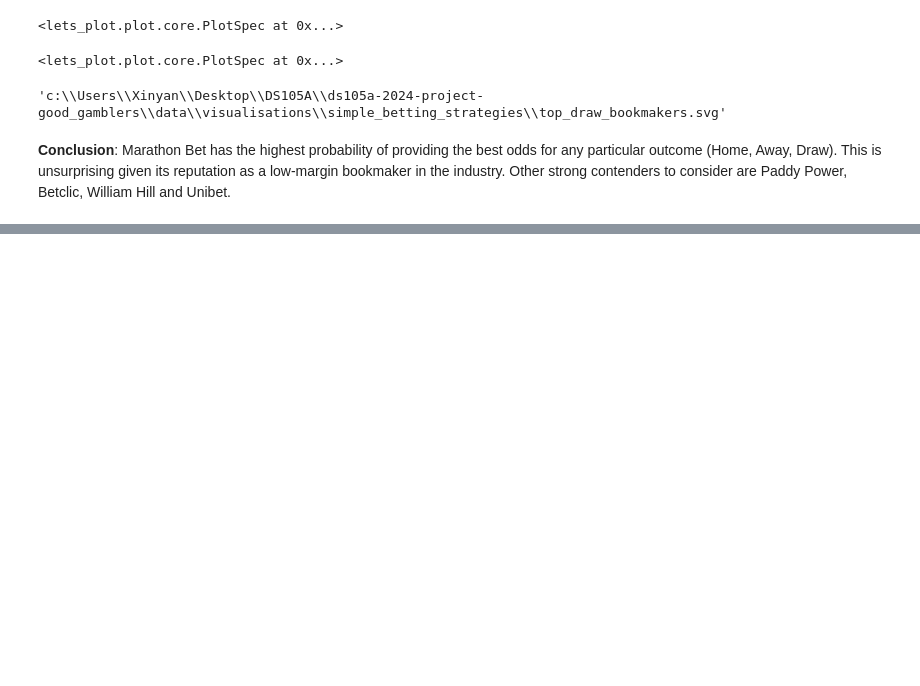
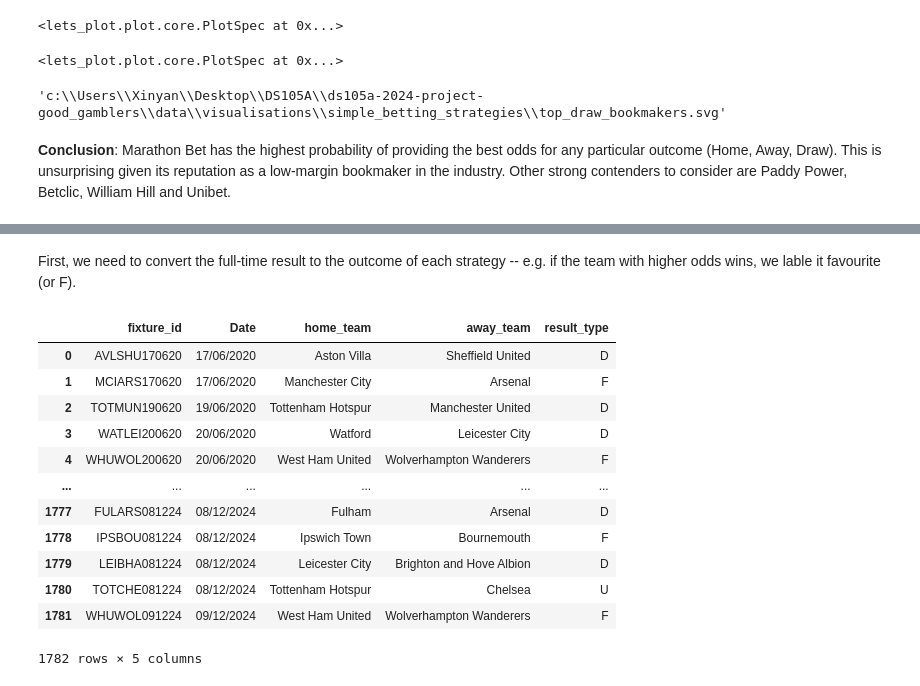
Before and after one commit to thoomkuzhymatthew/EPL_arb_betting, a Jupyter notebook: code/NB03-Simple_Betting_Strategies.ipynb, the cells around one changed output, grey strips where cells are left out. Drawn from its saved outputs; the diff is of its cells as text; code cells hidden in the pictures; blank space fills up the shorter version.

```diff
--- a/code/NB03-Simple_Betting_Strategies.ipynb
+++ b/code/NB03-Simple_Betting_Strategies.ipynb
@@ -177,0 +183,2 @@ ggsave(top_draw_bookmakers,"top_draw_bookmakers.svg", path = "../data/visualisat
+# %% [markdown]
+First, we need to convert the full-time result to the outcome of each strategy -- e.g. if the team with higher odds wins, we lable it favourite (or F).
@@ -177,0 +213,19 @@ ggsave(top_draw_bookmakers,"top_draw_bookmakers.svg", path = "../data/visualisat
+# %%
+strategy_df = merged_df.copy()
+strategy_df['result_type'] = strategy_df.apply(get_result_type, axis=1)
+strategy_df = strategy_df[['fixture_id', 'Date', 'home_team', 'away_team', 'result_type']]
+strategy_df
+# %% [output]
+|  | fixture_id | Date | home_team | away_team | result_type |
+| 0 | AVLSHU170620 | 17/06/2020 | Aston Villa | Sheffield United | D |
+| 1 | MCIARS170620 | 17/06/2020 | Manchester City | Arsenal | F |
+| 2 | TOTMUN190620 | 19/06/2020 | Tottenham Hotspur | Manchester United | D |
+| 3 | WATLEI200620 | 20/06/2020 | Watford | Leicester City | D |
+| 4 | WHUWOL200620 | 20/06/2020 | West Ham United | Wolverhampton Wanderers | F |
+| ... | ... | ... | ... | ... | ... |
+| 1777 | FULARS081224 | 08/12/2024 | Fulham | Arsenal | D |
+| 1778 | IPSBOU081224 | 08/12/2024 | Ipswich Town | Bournemouth | F |
+| 1779 | LEIBHA081224 | 08/12/2024 | Leicester City | Brighton and Hove Albion | D |
+| 1780 | TOTCHE081224 | 08/12/2024 | Tottenham Hotspur | Chelsea | U |
+| 1781 | WHUWOL091224 | 09/12/2024 | West Ham United | Wolverhampton Wanderers | F |
+1782 rows × 5 columns
```
Also changed, not shown: parts of 24 cells of this notebook.
